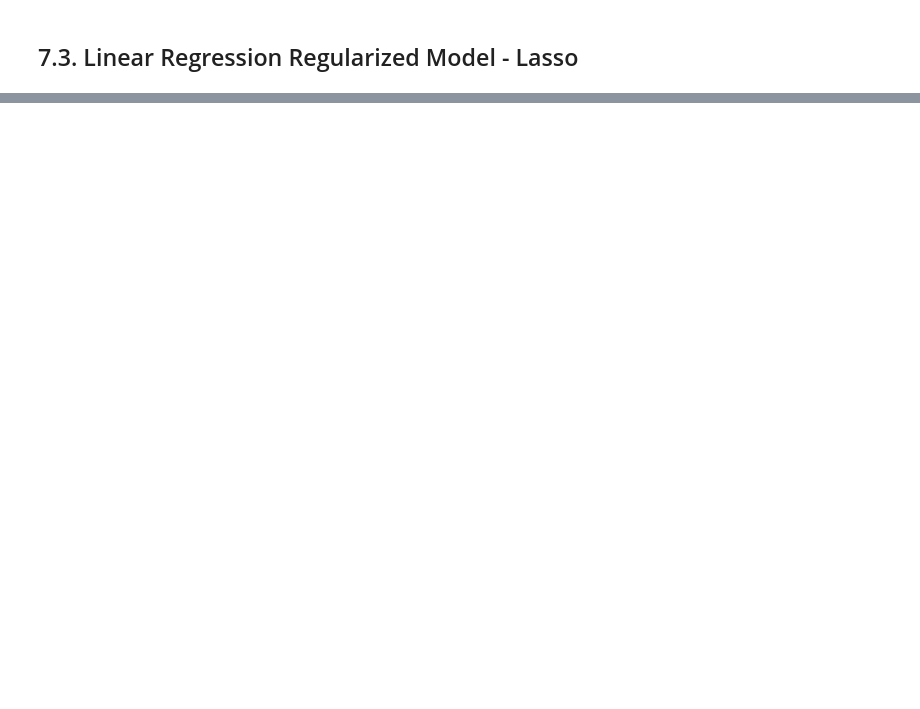
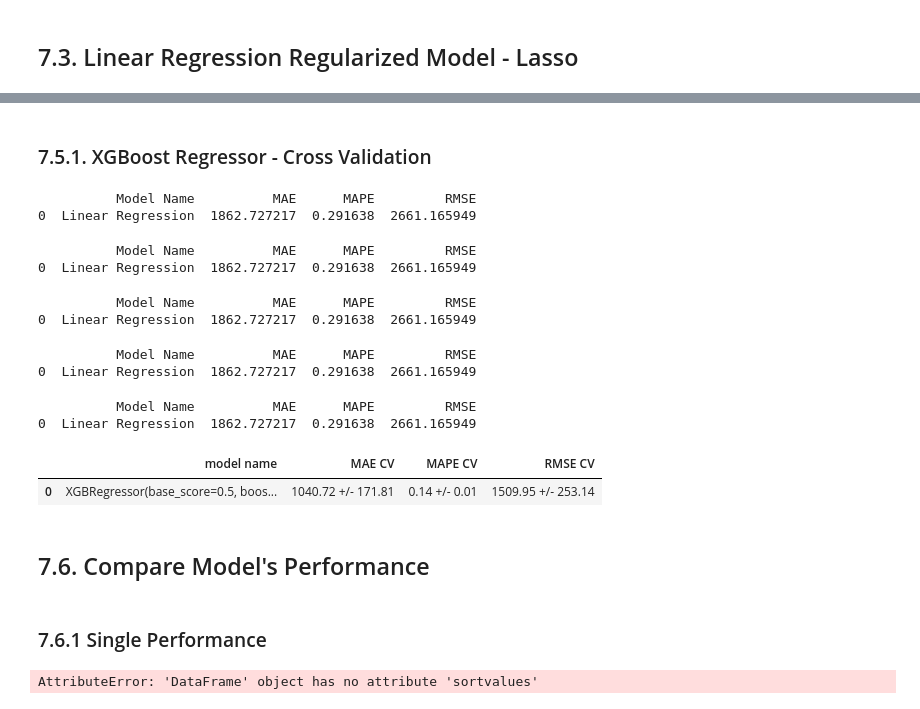
Before and after one commit to felipe471/Data_Science_Em_Producao, a Jupyter notebook: m06_v01_store_sales_prediction.ipynb, the cells around one changed output, grey strips where cells are left out. Drawn from its saved outputs; the diff is of its cells as text; code cells hidden in the pictures; blank space fills up the shorter version.

```diff
--- a/m06_v01_store_sales_prediction.ipynb
+++ b/m06_v01_store_sales_prediction.ipynb
@@ -1221,0 +1382,32 @@ lrr_result
+# %% [markdown]
+### 7.5.1.  XGBoost Regressor - Cross Validation
+# %%
+xgb_result_cv = cross_validation(x_training,
+                                5,
+                                'XGBoost Regressor',
+                                model_xgb,
+                                verbose=False)
+xgb_result_cv
+# %% [output]
+          Model Name          MAE      MAPE         RMSE
+0  Linear Regression  1862.727217  0.291638  2661.165949
+          Model Name          MAE      MAPE         RMSE
+0  Linear Regression  1862.727217  0.291638  2661.165949
+          Model Name          MAE      MAPE         RMSE
+0  Linear Regression  1862.727217  0.291638  2661.165949
+          Model Name          MAE      MAPE         RMSE
+0  Linear Regression  1862.727217  0.291638  2661.165949
+          Model Name          MAE      MAPE         RMSE
+0  Linear Regression  1862.727217  0.291638  2661.165949
+|  | model name | MAE CV | MAPE CV | RMSE CV |
+| 0 | XGBRegressor(base_score=0.5, boos... | 1040.72 +/- 171.81 | 0.14 +/- 0.01 | 1509.95 +/- 253.14 |
+# %% [markdown]
+## 7.6. Compare Model's Performance
+# %% [markdown]
+### 7.6.1 Single Performance
+# %%
+# modelling_result = pd.concat([baseline_result, lr_result, lrr_result, rf_result, xgb_result])
+modelling_result = pd.concat([baseline_result, lr_result, lrr_result, xgb_result])
+modelling_result.sortvalues("RMSE")
+# %% [output]
+AttributeError: 'DataFrame' object has no attribute 'sortvalues'
```
Also changed, not shown: parts of 27 cells of this notebook.
